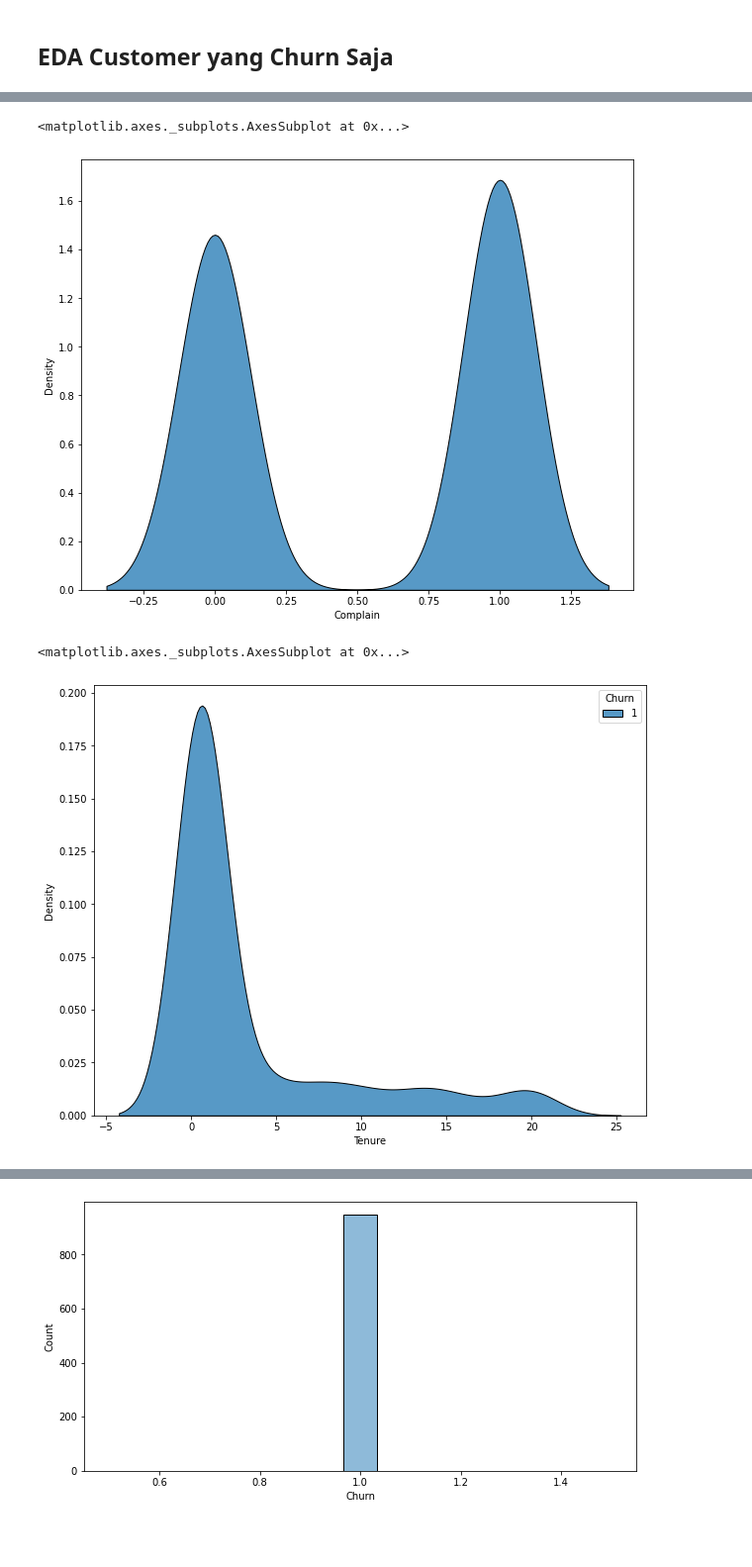
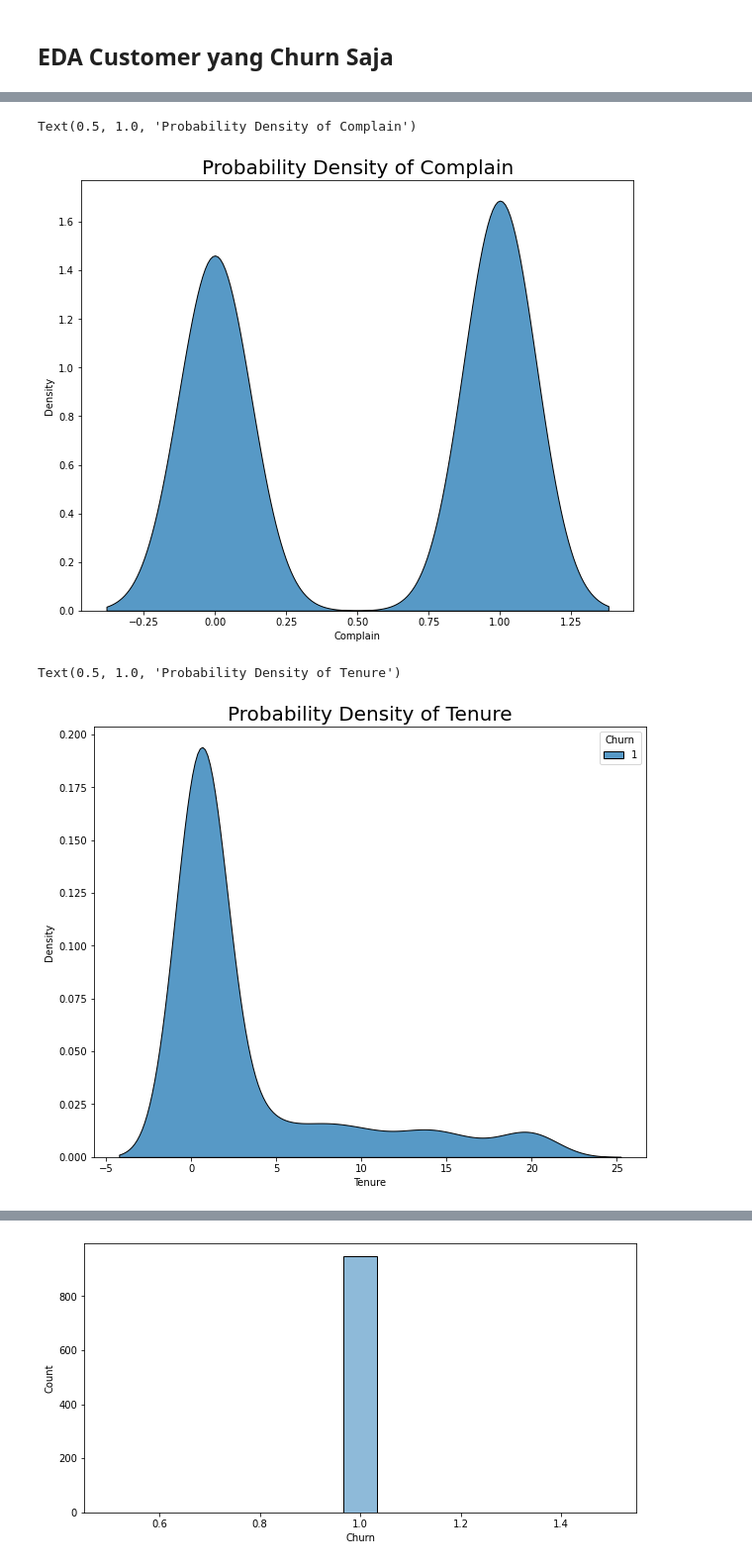
Before and after one commit to garrylgiancarlo/FinalProject_RakaminDS, a Jupyter notebook: Stage 1_EDA_259.ipynb, the cells around one changed output, grey strips where cells are left out. Shown at 99% size. Drawn from its saved outputs; the diff is of its cells as text; code cells hidden in the pictures; blank space fills up the shorter version.

```diff
--- a/Stage 1_EDA_259.ipynb
+++ b/Stage 1_EDA_259.ipynb
@@ -10,7 +10,7 @@ import matplotlib.pyplot as plt
 import seaborn as sns
 from matplotlib import rcParams
 # %%
-df = pd.read_excel("/content/drive/MyDrive/Rakamin DS/E Commerce Dataset.xlsx", sheet_name='E Comm')
+df = pd.read_excel('E Commerce Dataset.xlsx', sheet_name='E Comm')
 df.sample(5)
 # %% [output]
 |  | CustomerID | Churn | Tenure | PreferredLoginDevice | CityTier | WarehouseToHome | PreferredPaymentMode | ... |
@@ -232,15 +258,17 @@ sns.kdeplot(data=dfchurn, x="DaySinceLastOrder", multiple="stack")
 # %%
 plt.figure(figsize=(10,8))
 sns.kdeplot(data=dfchurn, x="Complain", multiple="stack")
+plt.title('Probability Density of Complain', fontsize=20)
 # %% [output]
-<matplotlib.axes._subplots.AxesSubplot at 0x...>
+Text(0.5, 1.0, 'Probability Density of Complain')
-[figure, old version]
+[figure, new version]
 # %%
 plt.figure(figsize=(10,8))
 sns.kdeplot(data=dfchurn, x="Tenure", hue="Churn", multiple="stack")
+plt.title('Probability Density of Tenure', fontsize=20)
 # %% [output]
-<matplotlib.axes._subplots.AxesSubplot at 0x...>
+Text(0.5, 1.0, 'Probability Density of Tenure')
-[figure, old version]
+[figure, new version]
 # %%
 plt.figure(figsize=(10,8))
 sns.kdeplot(data=dfchurn, x="CouponUsed", multiple="stack")
```
Also changed, not shown: parts of 10 cells of this notebook.
